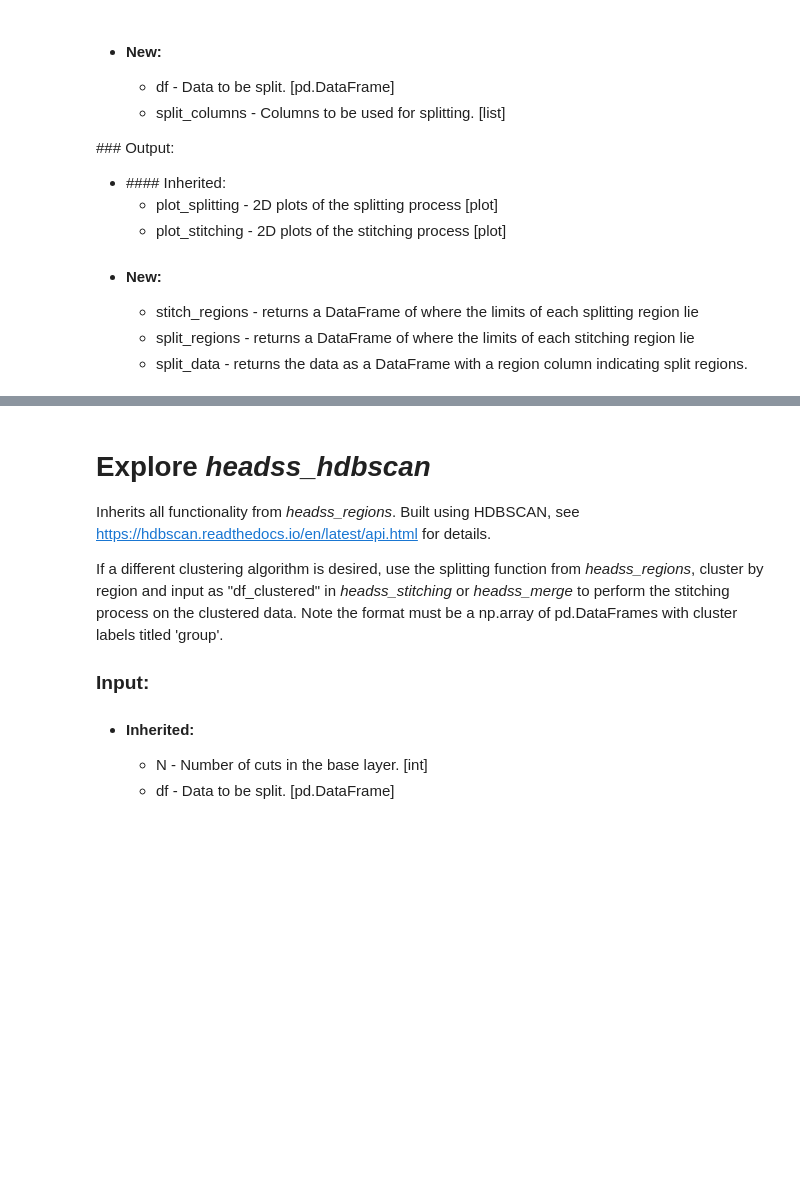
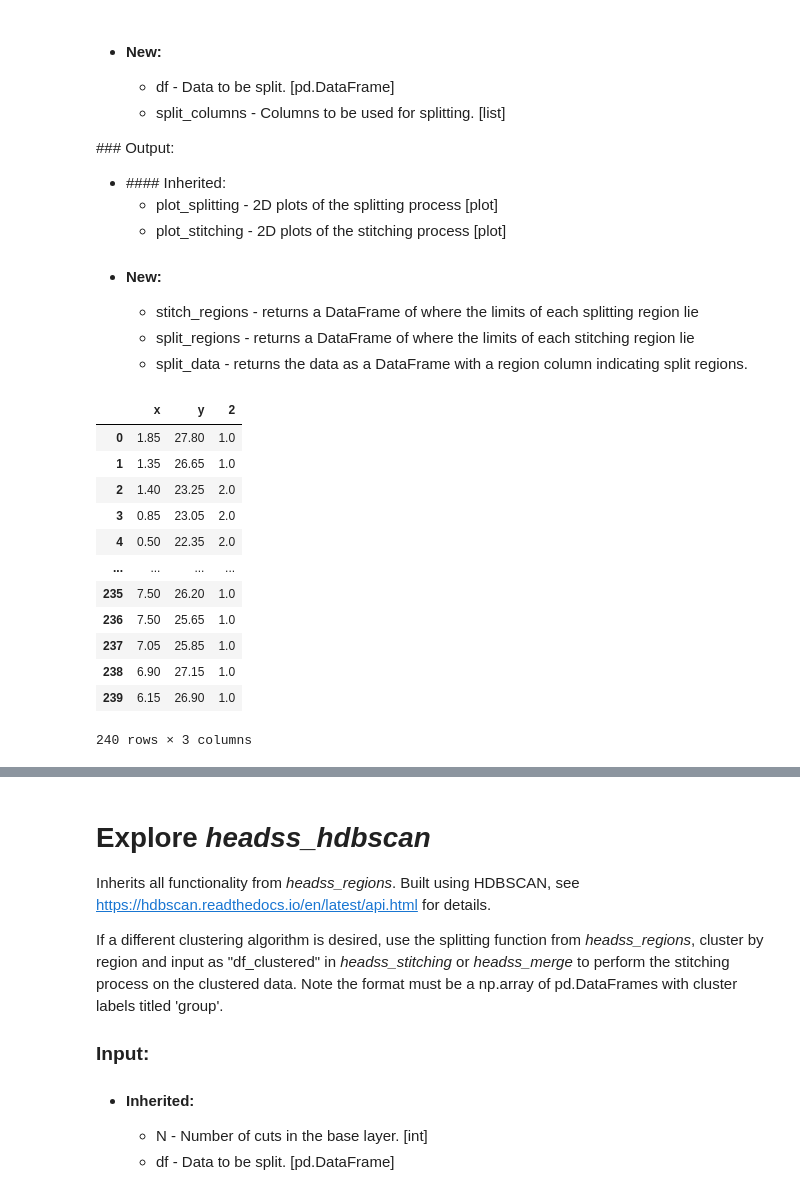
Before and after one commit to simonharnqvist/HEADSS2, a Jupyter notebook: code/train.ipynb, the cells around one changed output, grey strips where cells are left out. Drawn from its saved outputs; the diff is of its cells as text; code cells hidden in the pictures; blank space fills up the shorter version.

```diff
--- a/code/train.ipynb
+++ b/code/train.ipynb
@@ -278,3 +278,19 @@ data = getData(dataset = 'a3')
+# %%
+data
+# %% [output]
+|  | x | y | 2 |
+| 0 | 1.85 | 27.80 | 1.0 |
+| 1 | 1.35 | 26.65 | 1.0 |
+| 2 | 1.40 | 23.25 | 2.0 |
+| 3 | 0.85 | 23.05 | 2.0 |
+| 4 | 0.50 | 22.35 | 2.0 |
+| ... | ... | ... | ... |
+| 235 | 7.50 | 26.20 | 1.0 |
+| 236 | 7.50 | 25.65 | 1.0 |
+| 237 | 7.05 | 25.85 | 1.0 |
+| 238 | 6.90 | 27.15 | 1.0 |
+| 239 | 6.15 | 26.90 | 1.0 |
+240 rows × 3 columns
 # %%
 # Introduce the headss_region function.
 head = headss_regions(N = 2, df = data, split_columns=['x','y'])
```
Also changed, not shown: parts of 17 cells of this notebook, 23 other files.
